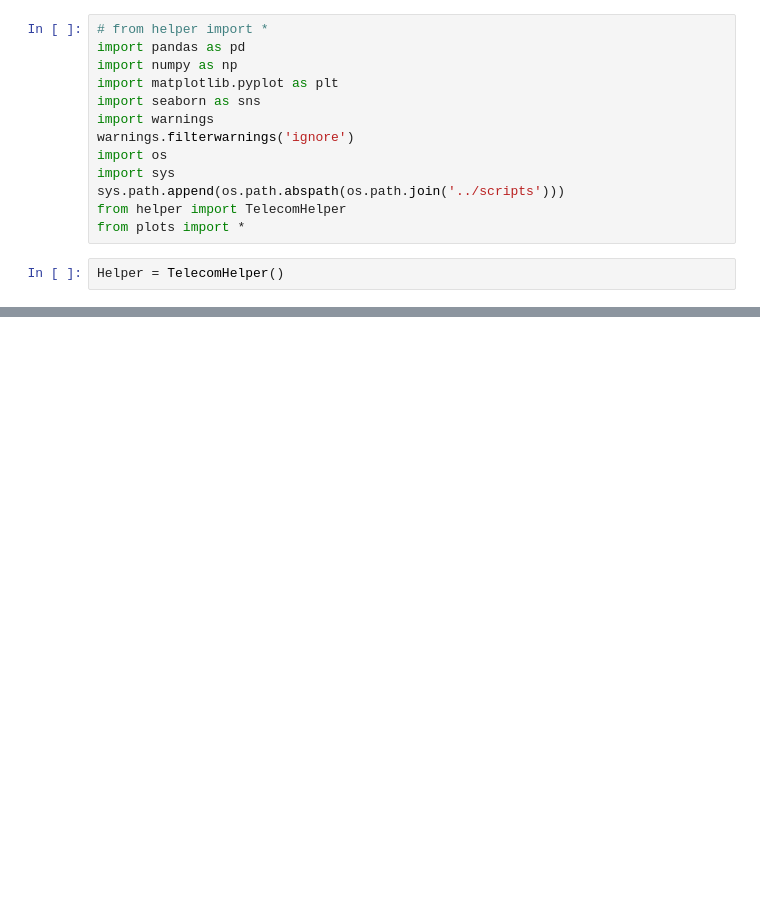
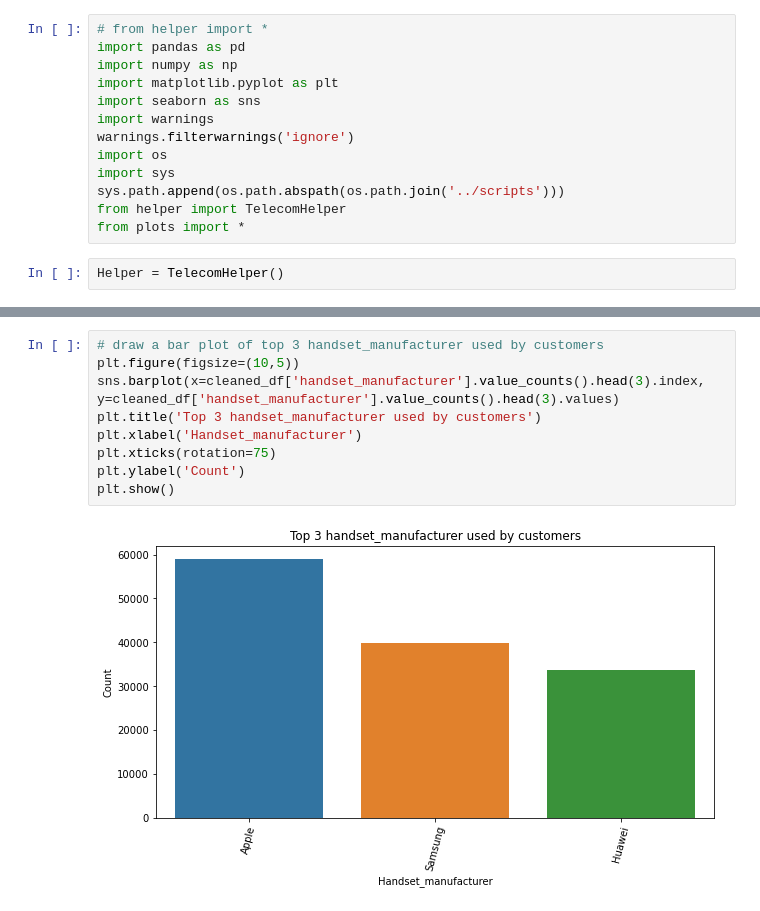
Before and after one commit to Bina-man/Telecom-Data, a Jupyter notebook: notebooks/User Overview analysis (telecom data).ipynb, the cells around one changed output, grey strips where cells are left out. Drawn from its saved outputs; the diff is of its cells as text; blank space fills up the shorter version.

```diff
--- a/notebooks/User Overview analysis (telecom data).ipynb
+++ b/notebooks/User Overview analysis (telecom data).ipynb
@@ -280,0 +76,11 @@ NameError: name 'overViewAnal' is not defined
+# %%
+# draw a bar plot of top 3 handset_manufacturer used by customers
+plt.figure(figsize=(10,5))
+sns.barplot(x=cleaned_df['handset_manufacturer'].value_counts().head(3).index, y=cleaned_df['handset_manufacturer'].value_counts().head(3).values)
+plt.title('Top 3 handset_manufacturer used by customers')
+plt.xlabel('Handset_manufacturer')
+plt.xticks(rotation=75)
+plt.ylabel('Count')
+plt.show()
+# %% [output]
+[figure, added]
```
Also changed, not shown: parts of 32 cells of this notebook, 3 other files.
